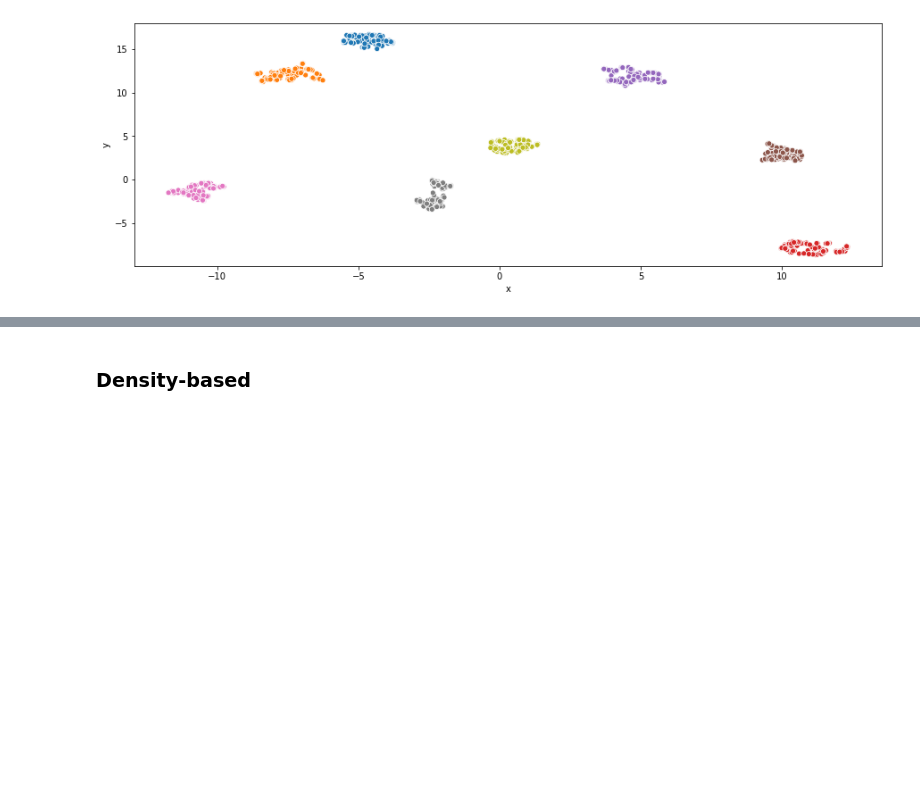
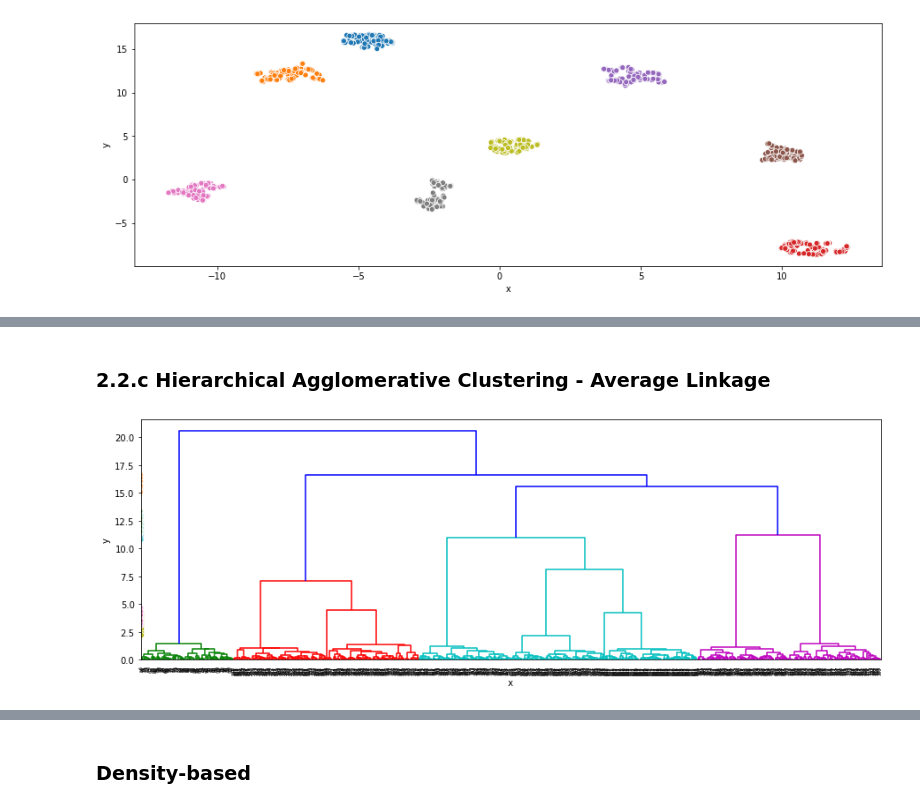
Before and after one commit to brunaoliveira/unsupervised_learning_T2, a Jupyter notebook: T2_resnet50.ipynb, the cells around one changed output, grey strips where cells are left out. Saved outputs shown, nothing was run; the diff lists cells and outputs as text; code cells hidden in the pictures; blank space fills up the shorter version.

```diff
--- a/T2 - resnet50.ipynb
+++ b/T2_resnet50.ipynb
@@ -318,0 +316,8 @@ _ = sns.scatterplot(x='x', y='y', data=df_hierarchical, hue='cluster_labels', pa
+# %% [markdown]
+### 2.2.c Hierarchical Agglomerative Clustering - Average Linkage
+# %%
+df_average = df
+linkage_matrix = linkage(df_average, method='average')
+d = dendrogram(linkage_matrix)
+# %% [output]
+[figure, added]
```
Also changed, not shown: parts of 8 cells of this notebook.
